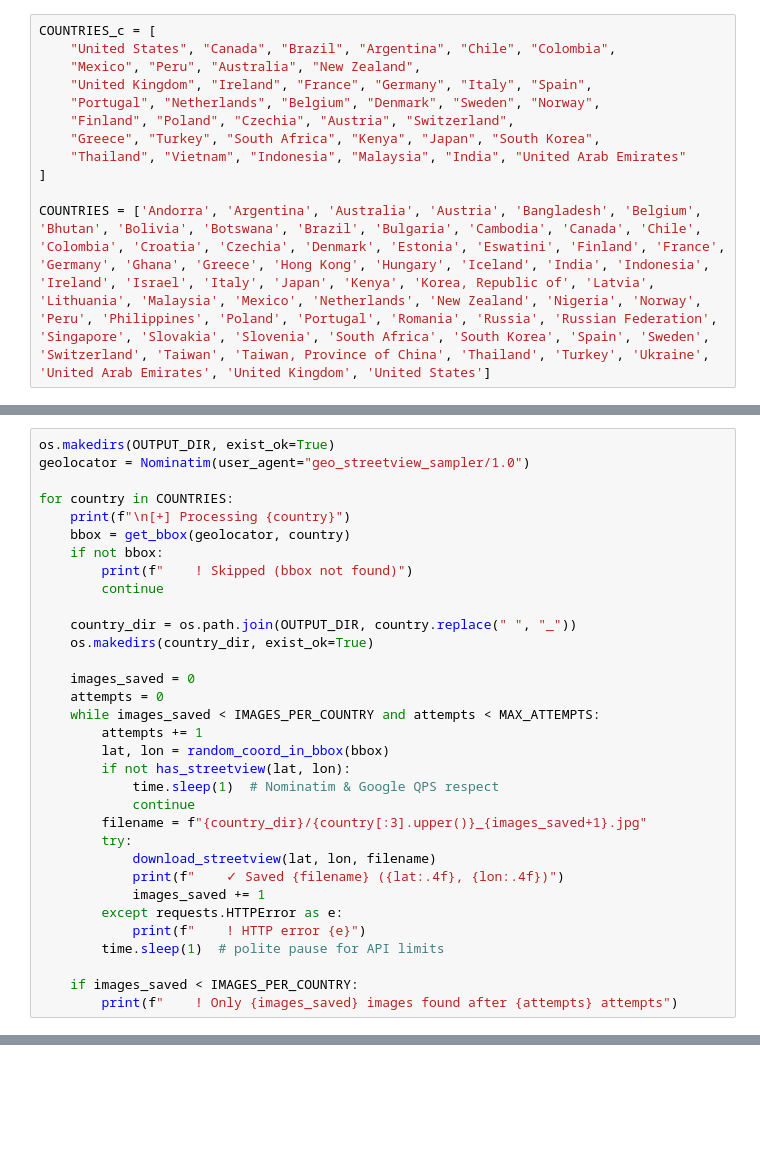
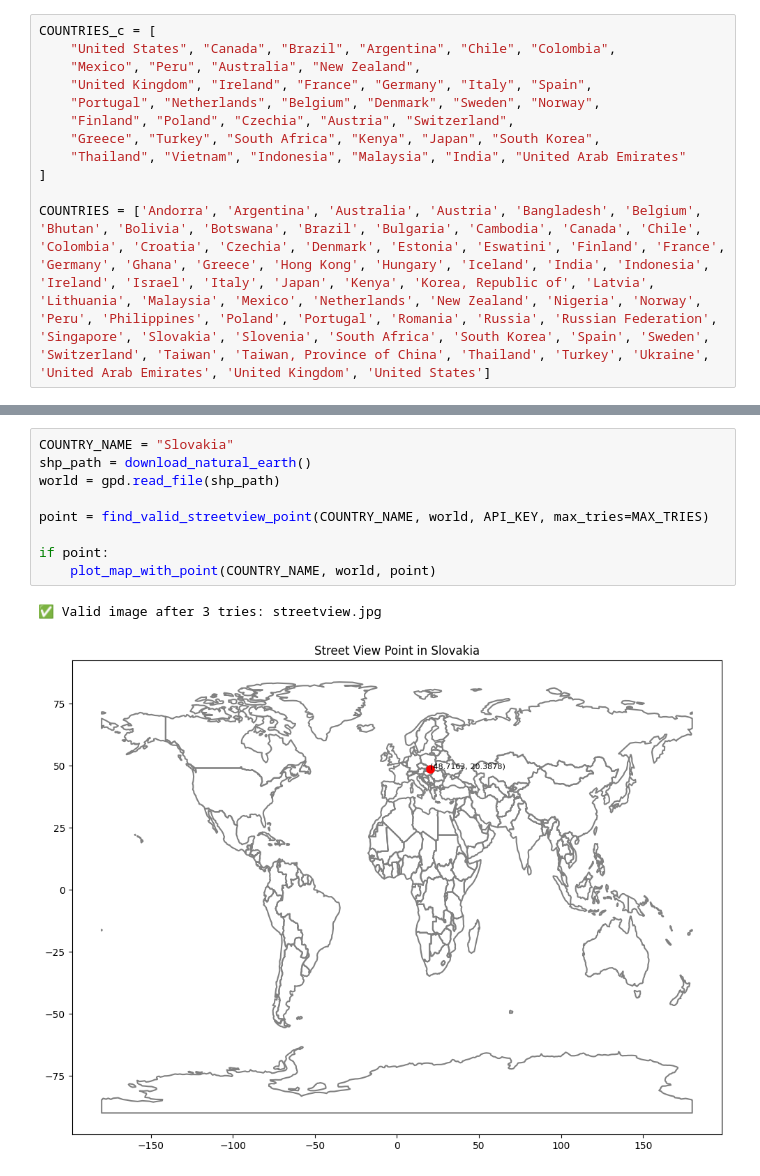
Before and after one commit to SamueleMancini/rainbot, a Jupyter notebook: data/GoogleApiExtractor.ipynb, the cells around one changed output, grey strips where cells are left out. Cells and saved outputs as stored; diff of their text form; blank space fills up the shorter version.

Commit message:
first google data

```diff
--- a/data/GoogleApiExtractor.ipynb
+++ b/data/GoogleApiExtractor.ipynb
@@ -167,33 +33,0 @@ plt.show()
-# %%
-os.makedirs(OUTPUT_DIR, exist_ok=True)
-geolocator = Nominatim(user_agent="geo_streetview_sampler/1.0")
-
-for country in COUNTRIES:
-	print(f"\n[+] Processing {country}")
-	bbox = get_bbox(geolocator, country)
-	if not bbox:
-		print(f"    ! Skipped (bbox not found)")
-		continue
-
-	country_dir = os.path.join(OUTPUT_DIR, country.replace(" ", "_"))
-	os.makedirs(country_dir, exist_ok=True)
-
-	images_saved = 0
-	attempts = 0
-	while images_saved < IMAGES_PER_COUNTRY and attempts < MAX_ATTEMPTS:
-		attempts += 1
-		lat, lon = random_coord_in_bbox(bbox)
-		if not has_streetview(lat, lon):
-			time.sleep(1)  # Nominatim & Google QPS respect
-			continue
-		filename = f"{country_dir}/{country[:3].upper()}_{images_saved+1}.jpg"
-		try:
-			download_streetview(lat, lon, filename)
-			print(f"    ✓ Saved {filename} ({lat:.4f}, {lon:.4f})")
-			images_saved += 1
-		except requests.HTTPError as e:
-			print(f"    ! HTTP error {e}")
-		time.sleep(1)  # polite pause for API limits
-
-	if images_saved < IMAGES_PER_COUNTRY:
-		print(f"    ! Only {images_saved} images found after {attempts} attempts")
@@ -199,0 +270,12 @@ for country in COUNTRIES:
+# %%
+COUNTRY_NAME = "Slovakia"
+shp_path = download_natural_earth()
+world = gpd.read_file(shp_path)
+
+point = find_valid_streetview_point(COUNTRY_NAME, world, API_KEY, max_tries=MAX_TRIES)
+
+if point:
+	plot_map_with_point(COUNTRY_NAME, world, point)
+# %% [output]
+✅ Valid image after 3 tries: streetview.jpg
+[figure, added]
```
Also changed, not shown: parts of 8 cells of this notebook, 2 other files.
